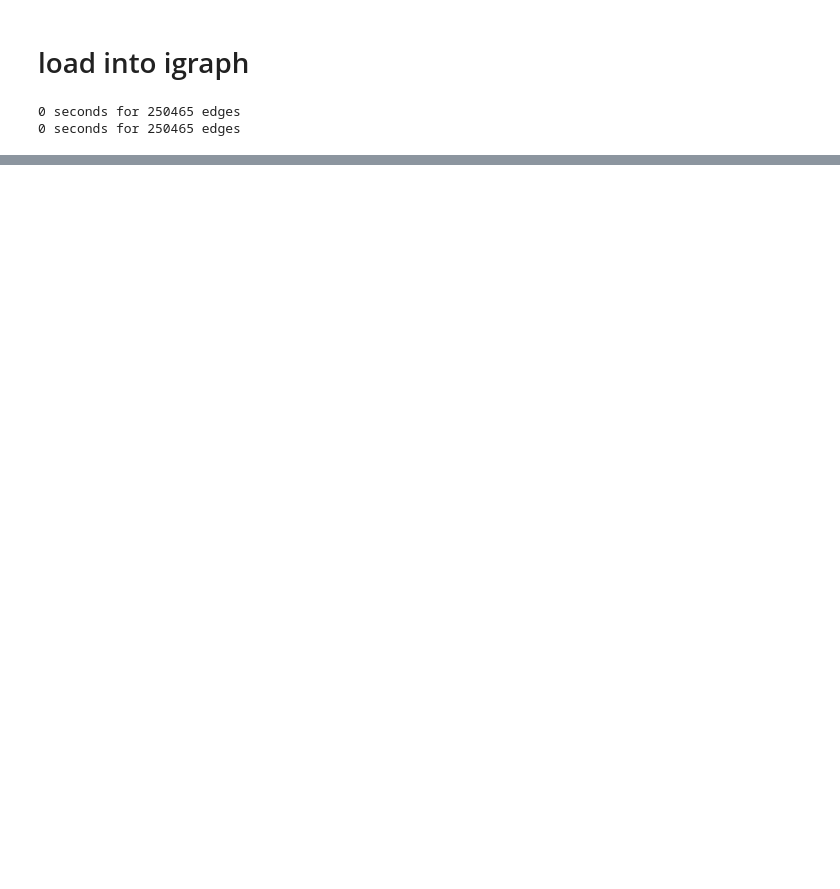
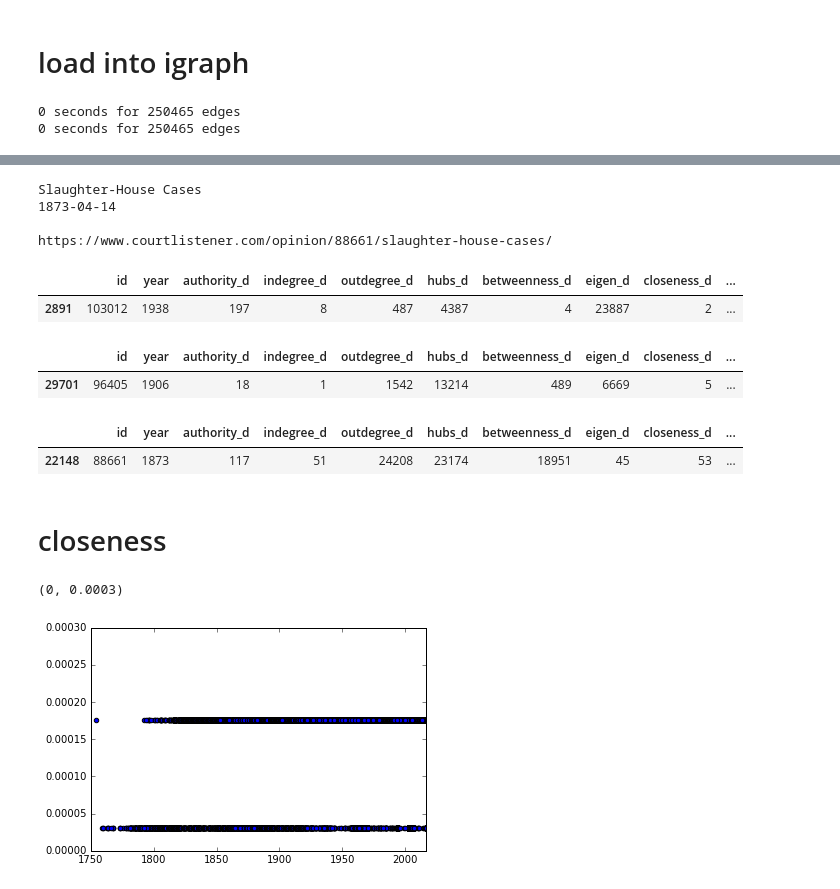
Before and after one commit to idc9/law-net, a Jupyter notebook: explore/Iain/igraph_vertex_metrics.ipynb, the cells around one changed output, grey strips where cells are left out. Saved outputs shown, nothing was run; the diff lists cells and outputs as text; code cells hidden in the pictures; blank space fills up the shorter version.

Commit message:
load igraph

```diff
--- a/explore/Iain/igraph_vertex_metrics.ipynb
+++ b/explore/Iain/igraph_vertex_metrics.ipynb
@@ -29,8 +26,8 @@ The autoreload extension is already loaded. To reload it, use:
 # %% [markdown]
 # load into igraph
 # %%
-g = load_citation_network_igraph(data_dir, 'scotus', directed=True)
-g_undir = load_citation_network_igraph(data_dir, 'scotus', directed=False)
+g_d = load_citation_network_igraph(data_dir, 'scotus', directed=True)
+g_u = load_citation_network_igraph(data_dir, 'scotus', directed=False)
 # %% [output]
 0 seconds for 250465 edges
 0 seconds for 250465 edges
@@ -53,0 +34,25 @@ case_ranks['pagerank'] = rankdata_reverse(g.pagerank())
+# %%
+case_metrics = pd.DataFrame(index=range(len(g_d.vs)))
+case_metrics['id'] = g_d.vs['name']
+case_metrics['year'] = g_d.vs['year']
+
+
+# run on directed graph
+case_metrics['authority_d'] = g_d.authority_score()
+case_metrics['indegree_d'] = g_d.indegree()
+case_metrics['outdegree_d'] = g_d.outdegree()
+case_metrics['hubs_d'] = g_d.hub_score()
+case_metrics['betweenness_d'] = g_d.betweenness()
+case_metrics['eigen_d'] = g_d.eigenvector_centrality()
+case_metrics['closeness_d'] = g_d.closeness()
+case_metrics['pagerank_d'] = g_d.pagerank()
+
+# run on undirected graph
+case_metrics['authority_u'] = g_u.authority_score()
+case_metrics['indegree_u'] = g_u.indegree()
+case_metrics['outdegree_u'] = g_u.outdegree()
+case_metrics['hubs_u'] = g_u.hub_score()
+case_metrics['betweenness_u'] = g_u.betweenness()
+case_metrics['eigen_u'] = g_u.eigenvector_centrality()
+case_metrics['closeness_u'] = g_u.closeness()
+case_metrics['pagerank_u'] = g_u.pagerank()
@@ -76,0 +94,34 @@ case_ranks.sort_values('authority')
+# %%
+case_info(88661)
+# %% [output]
+Slaughter-House Cases
+1873-04-14
+
+https://www.courtlistener.com/opinion/88661/slaughter-house-cases/
+# %%
+erie = case_metrics[case_metrics.id == 103012]
+case_ranks[case_ranks.id == 103012]
+# %% [output]
+|  | id | year | authority_d | indegree_d | outdegree_d | hubs_d | betweenness_d | eigen_d | closeness_d | ... |
+| 2891 | 103012 | 1938 | 197 | 8 | 487 | 4387 | 4 | 23887 | 2 | ... |
+# %%
+detroit = case_metrics[case_metrics.id == 96405]
+case_ranks[case_ranks.id == 96405]
+# %% [output]
+|  | id | year | authority_d | indegree_d | outdegree_d | hubs_d | betweenness_d | eigen_d | closeness_d | ... |
+| 29701 | 96405 | 1906 | 18 | 1 | 1542 | 13214 | 489 | 6669 | 5 | ... |
+# %%
+slaughter = case_metrics[case_metrics.id == 88661]
+case_ranks[case_ranks.id == 88661]
+# %% [output]
+|  | id | year | authority_d | indegree_d | outdegree_d | hubs_d | betweenness_d | eigen_d | closeness_d | ... |
+| 22148 | 88661 | 1873 | 117 | 51 | 24208 | 23174 | 18951 | 45 | 53 | ... |
+# %% [markdown]
+# closeness
+# %%
+plt.scatter(case_metrics['year'], case_metrics['closeness_d'])
+plt.xlim([1750, 2016])
+plt.ylim([0, .0003])
+# %% [output]
+(0, 0.0003)
+[figure, added]
```
Also changed, not shown: parts of 16 cells of this notebook, 8 other files.
